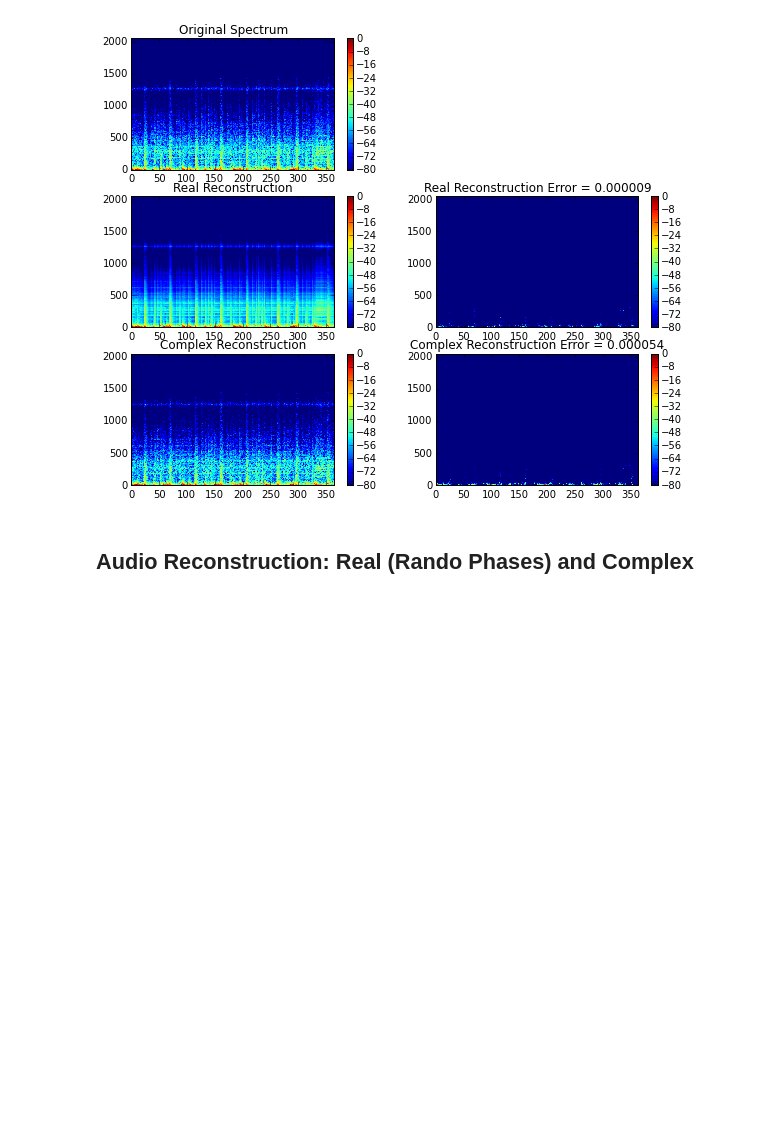
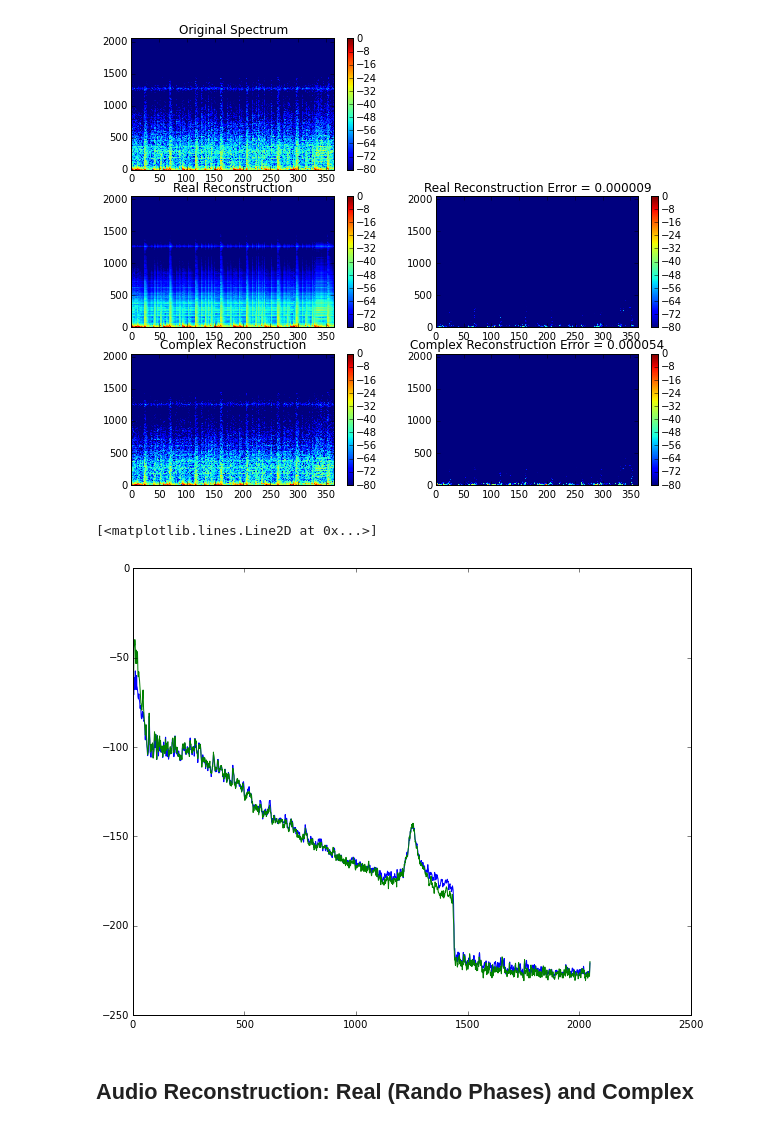
Before and after one commit to bregmanstudio/cseparate, a Jupyter notebook: complexrealseparate.ipynb, the cells around one changed output. Saved outputs shown, nothing was run; the diff lists cells and outputs as text; code cells hidden in the pictures; blank space fills up the shorter version.

```diff
--- a/complexrealseparate.ipynb
+++ b/complexrealseparate.ipynb
@@ -177,6 +177,12 @@ title('Complex Reconstruction Error = {:3f}'.format(sqerr_cmplx.mean()))
 # %% [output]
 <matplotlib.text.Text at 0x...>
 [figure]
+# %%
+plot(20*log10(sqerr_real.mean(1)))
+plot(20*log10(sqerr_cmplx.mean(1)))
+# %% [output]
+[<matplotlib.lines.Line2D at 0x...>]
+[figure, added]
 # %% [markdown]
 ## Audio Reconstruction: Real (Rando Phases) and Complex
 # %%
```
